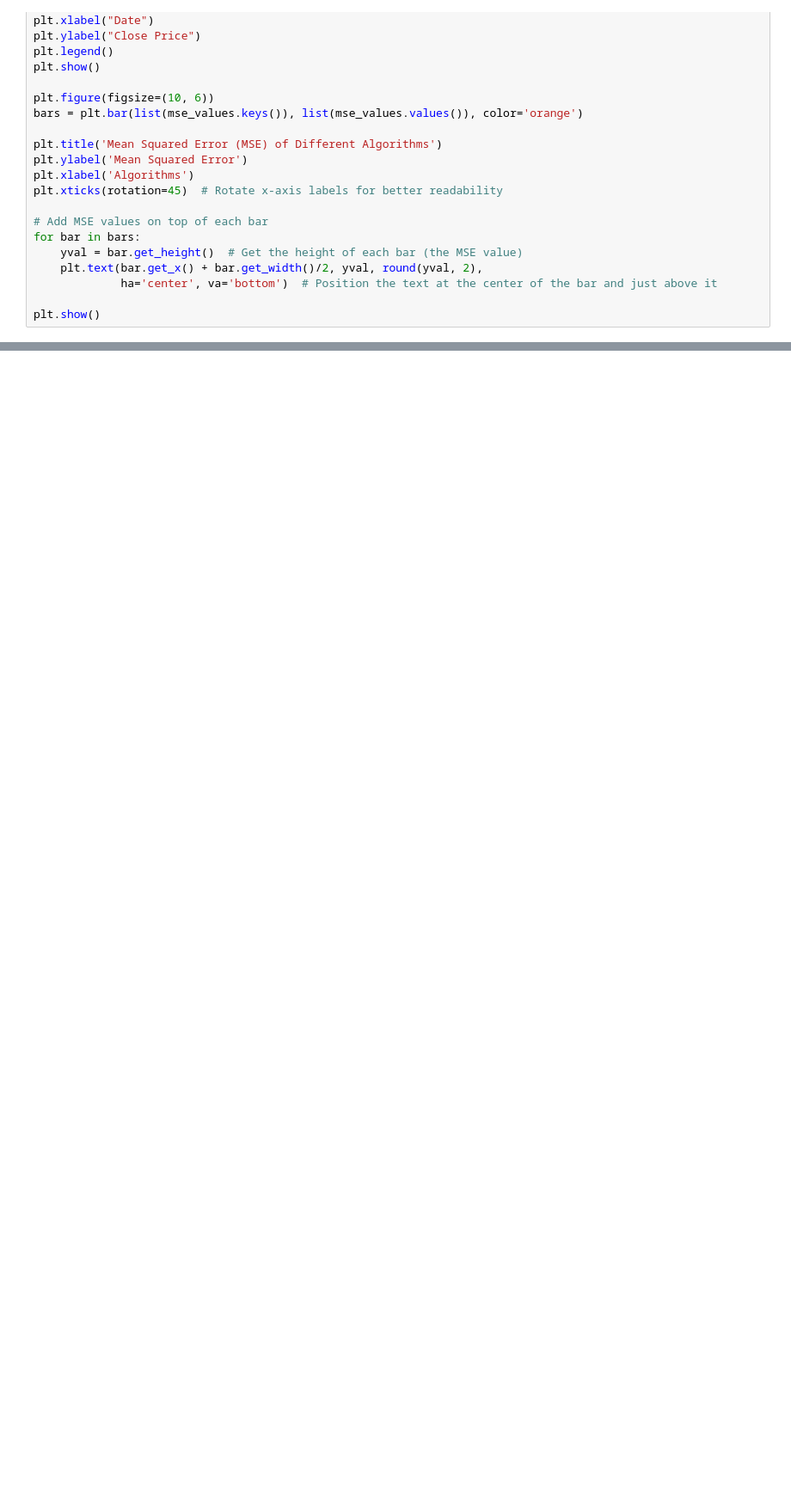
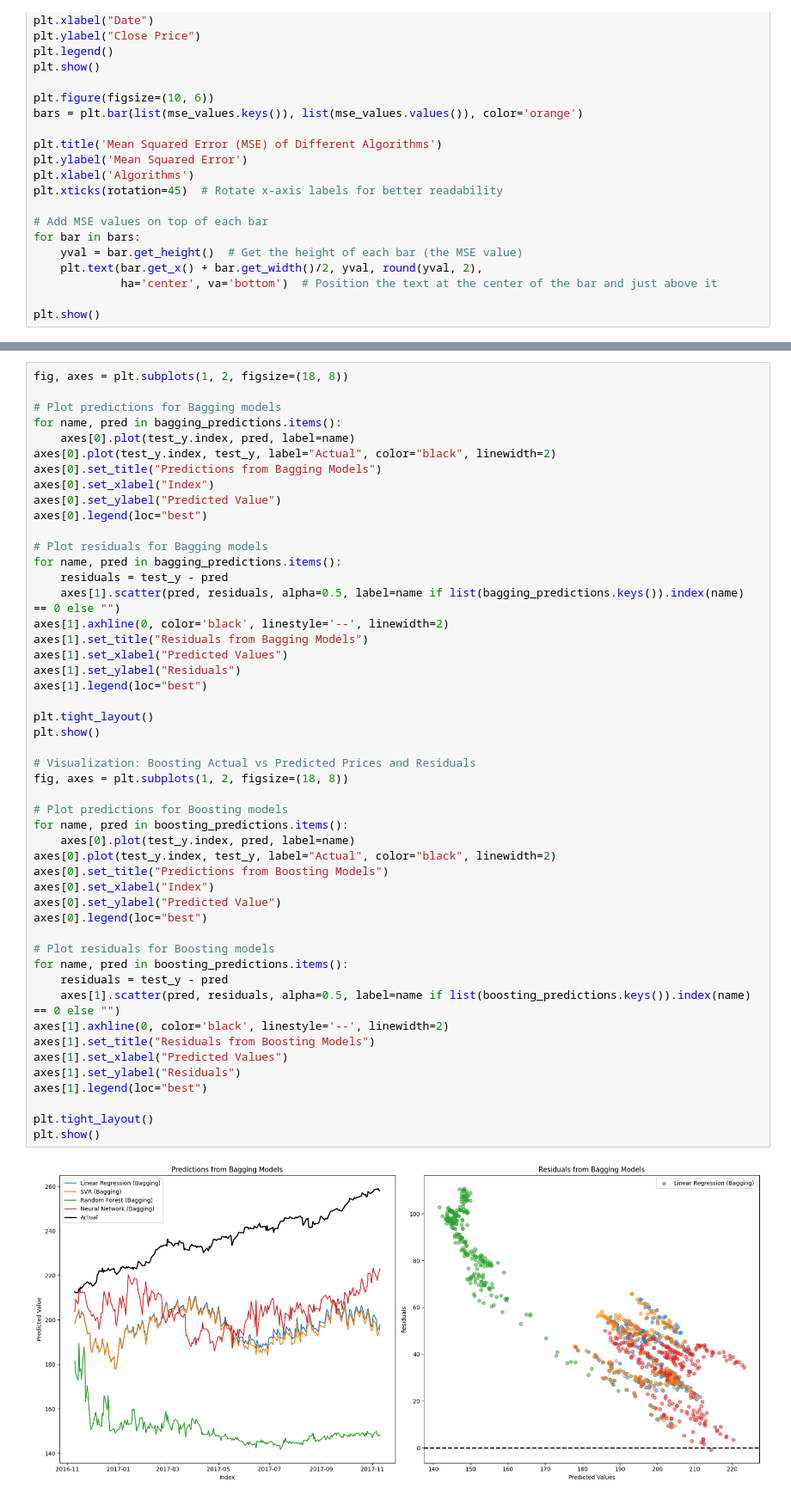
Before and after one commit to Anders-Stubberud/IT3212, a Jupyter notebook: assignment_3/anders/anders_godtepose.ipynb, the cells around one changed output, grey strips where cells are left out. Shown at 86% size. Cells and saved outputs as stored; diff of their text form; blank space fills up the shorter version.

```diff
--- a/assignment_3/anders/anders_godtepose.ipynb
+++ b/assignment_3/anders/anders_godtepose.ipynb
@@ -749,0 +669,51 @@ plt.show()
+# %%
+fig, axes = plt.subplots(1, 2, figsize=(18, 8))
+
+# Plot predictions for Bagging models
+for name, pred in bagging_predictions.items():
+    axes[0].plot(test_y.index, pred, label=name)
+axes[0].plot(test_y.index, test_y, label="Actual", color="black", linewidth=2)
+axes[0].set_title("Predictions from Bagging Models")
+axes[0].set_xlabel("Index")
+axes[0].set_ylabel("Predicted Value")
+axes[0].legend(loc="best")
+
+# Plot residuals for Bagging models
+for name, pred in bagging_predictions.items():
+    residuals = test_y - pred
+    axes[1].scatter(pred, residuals, alpha=0.5, label=name if list(bagging_predictions.keys()).index(name) == 0 else "")
+axes[1].axhline(0, color='black', linestyle='--', linewidth=2)
+axes[1].set_title("Residuals from Bagging Models")
+axes[1].set_xlabel("Predicted Values")
+axes[1].set_ylabel("Residuals")
+axes[1].legend(loc="best")
+
+plt.tight_layout()
+plt.show()
+
+# Visualization: Boosting Actual vs Predicted Prices and Residuals
+fig, axes = plt.subplots(1, 2, figsize=(18, 8))
+
+# Plot predictions for Boosting models
+for name, pred in boosting_predictions.items():
+    axes[0].plot(test_y.index, pred, label=name)
+axes[0].plot(test_y.index, test_y, label="Actual", color="black", linewidth=2)
+axes[0].set_title("Predictions from Boosting Models")
+axes[0].set_xlabel("Index")
+axes[0].set_ylabel("Predicted Value")
+axes[0].legend(loc="best")
+
+# Plot residuals for Boosting models
+for name, pred in boosting_predictions.items():
+    residuals = test_y - pred
+    axes[1].scatter(pred, residuals, alpha=0.5, label=name if list(boosting_predictions.keys()).index(name) == 0 else "")
+axes[1].axhline(0, color='black', linestyle='--', linewidth=2)
+axes[1].set_title("Residuals from Boosting Models")
+axes[1].set_xlabel("Predicted Values")
+axes[1].set_ylabel("Residuals")
+axes[1].legend(loc="best")
+
+plt.tight_layout()
+plt.show()
+# %% [output]
+[figure, added]
```
Also changed, not shown: parts of 10 cells of this notebook, 3 other files.
